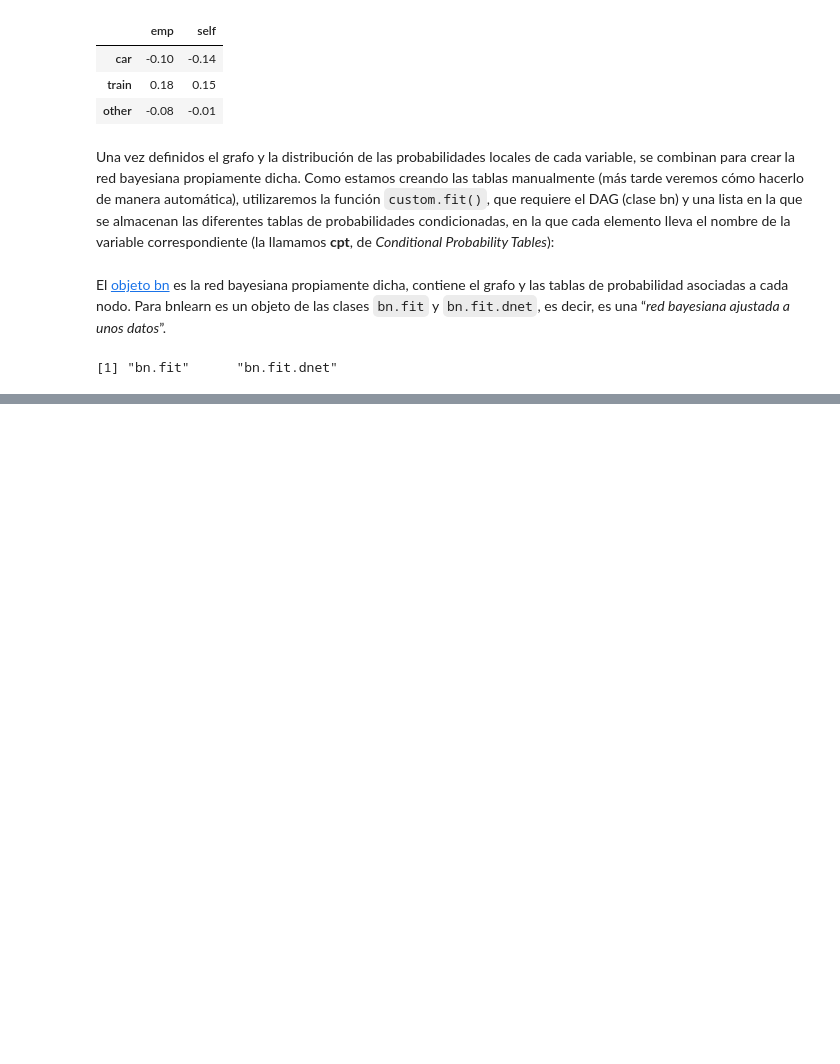
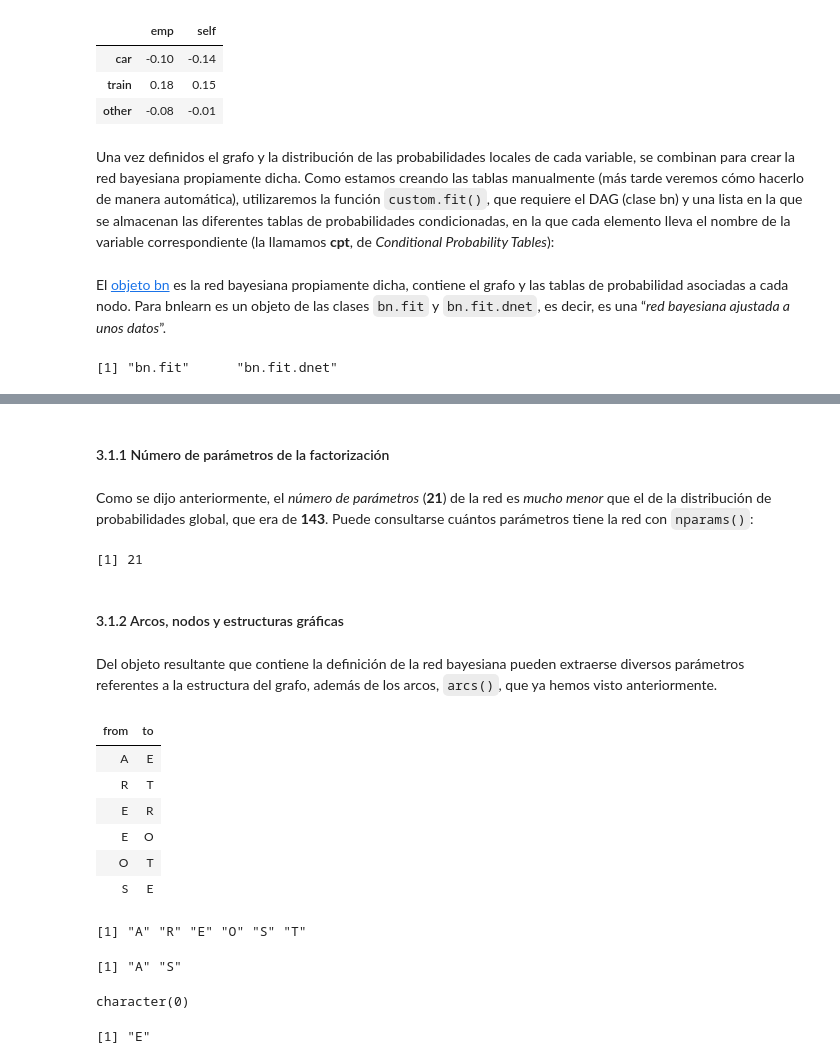
Before and after one commit to yerartdev/m1970-machine-learning-ii, a Jupyter notebook: lab/bn/L01_intro_bnlearn.ipynb, the cells around one changed output, grey strips where cells are left out. Cells and saved outputs as stored; diff of their text form; code cells hidden in the pictures; blank space fills up the shorter version.

```diff
--- a/lab/bn/L01_intro_bnlearn.ipynb
+++ b/lab/bn/L01_intro_bnlearn.ipynb
@@ -604,0 +613,42 @@ class(bn)
+# %% [markdown]
+#### 3.1.1 Número de parámetros de la factorización
+# %% [markdown]
+Como se dijo anteriormente, el *número de parámetros* (**21**) de la red es *mucho menor* que el de la distribución de probabilidades global, que era de **143**. Puede consultarse cuántos parámetros tiene la red con `nparams()`:
+# %%
+nparams(bn)
+# %% [output]
+[1] 21
+# %% [markdown]
+#### 3.1.2 Arcos, nodos y estructuras gráficas
+# %% [markdown]
+Del objeto resultante que contiene la definición de la red bayesiana pueden extraerse diversos parámetros referentes a la estructura del grafo, además de los arcos, `arcs()`, que ya hemos visto anteriormente.
+# %%
+# Arcos
+arcs(bn)
+# %% [output]
+| from | to |
+| A | E |
+| R | T |
+| E | R |
+| E | O |
+| O | T |
+| S | E |
+# %%
+# Nodos
+nodes(bn)
+# %% [output]
+[1] "A" "R" "E" "O" "S" "T"
+# %%
+# Padres de un determinado nodo
+bnlearn::parents(bn, "E")
+# %% [output]
+[1] "A" "S"
+# %%
+bnlearn::parents(bn, "A")
+# %% [output]
+character(0)
+# %%
+# Hijos
+bnlearn::children(bn, "A")
+# %% [output]
+[1] "E"
```
Also changed, not shown: parts of 78 cells of this notebook, 5 other files.
